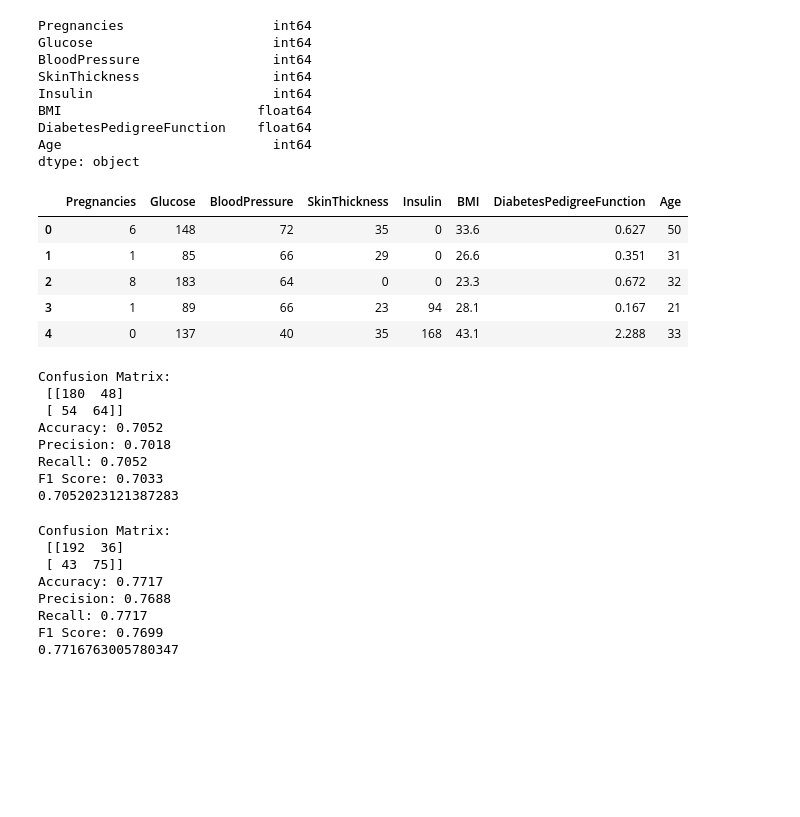
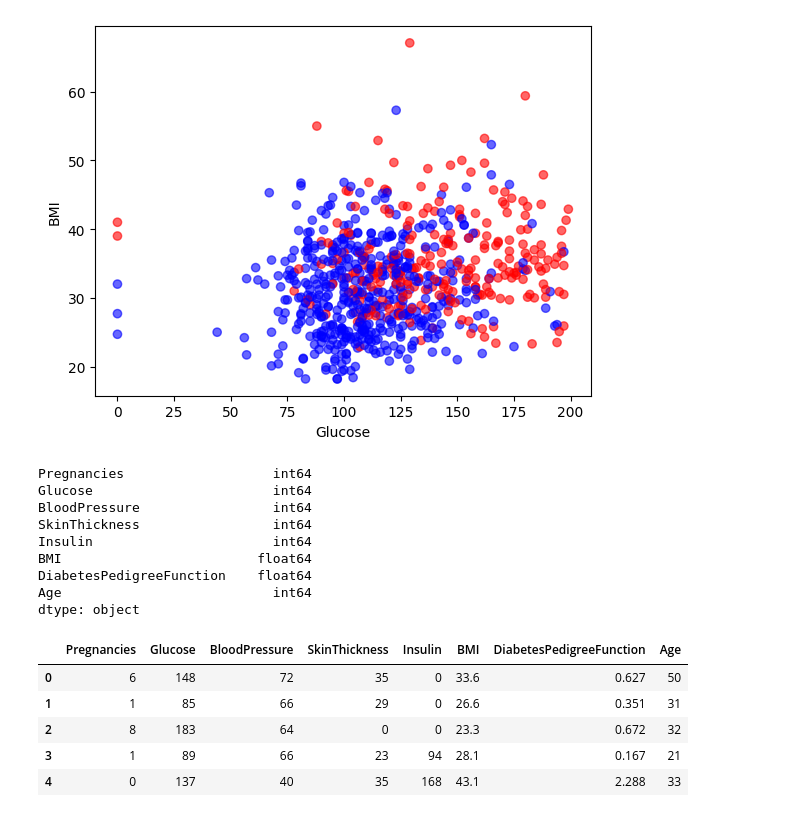
Before and after one commit to MatthewBradon/MachineLearningPredAnalysisLabs, a Jupyter notebook: ClassifierAssignment.ipynb, the cells around one changed output. Cells and saved outputs as stored; diff of their text form; code cells hidden in the pictures; blank space fills up the shorter version.

```diff
--- a/ClassifierAssignment.ipynb
+++ b/ClassifierAssignment.ipynb
@@ -124,21 +189,31 @@ class GaussianNaiveBayes:
 # %%
-# Load the dataset and ensure all columns are numeric
 diabetes = pd.read_csv('diabetes.csv', header=0)
+
+# Drop rows with 0 values for BMI and BloodPressure
+diabetes = diabetes[diabetes['BMI'] != 0]
+diabetes = diabetes[diabetes['BloodPressure'] != 0]
+
+
+# Scatter plot of diabetes data blue for 0 and red for 1
+plt.scatter(diabetes['Glucose'], diabetes['BMI'], c=diabetes['Outcome'], cmap='bwr', alpha=0.6)
+plt.xlabel('Glucose')
+plt.ylabel('BMI')
+plt.show()
 
 
 # Separate features and labels
 labels = diabetes['Outcome']
 features = diabetes.drop('Outcome', axis=1)
 
 print(features.dtypes)
 
 
 
-
 X_train, X_test, y_train, y_test = train_test_split(features, labels, test_size=0.45, random_state=42)
 
 features.head()
 # %% [output]
+[figure, added]
 Pregnancies                   int64
 Glucose                       int64
 BloodPressure                 int64
@@ -154,29 +229,3 @@ dtype: object
 | 2 | 8 | 183 | 64 | 0 | 0 | 23.3 | 0.672 | 32 |
 | 3 | 1 | 89 | 66 | 23 | 94 | 28.1 | 0.167 | 21 |
 | 4 | 0 | 137 | 40 | 35 | 168 | 43.1 | 2.288 | 33 |
-# %%
-KNN = WeightedKNN(k=3)
-KNN.fit(X_train, y_train)
-print(KNN.score(X_test, y_test))
-# %% [output]
-Confusion Matrix:
- [[180  48]
- [ 54  64]]
-Accuracy: 0.7052
-Precision: 0.7018
-Recall: 0.7052
-F1 Score: 0.7033
-0.7052023121387283
-# %%
-GNB = GaussianNaiveBayes()
-GNB.fit(X_train, y_train)
-print(GNB.score(X_test, y_test))
-# %% [output]
-Confusion Matrix:
- [[192  36]
- [ 43  75]]
-Accuracy: 0.7717
-Precision: 0.7688
-Recall: 0.7717
-F1 Score: 0.7699
-0.7716763005780347
```
Also changed, not shown: parts of 11 cells of this notebook, 7 other files.
